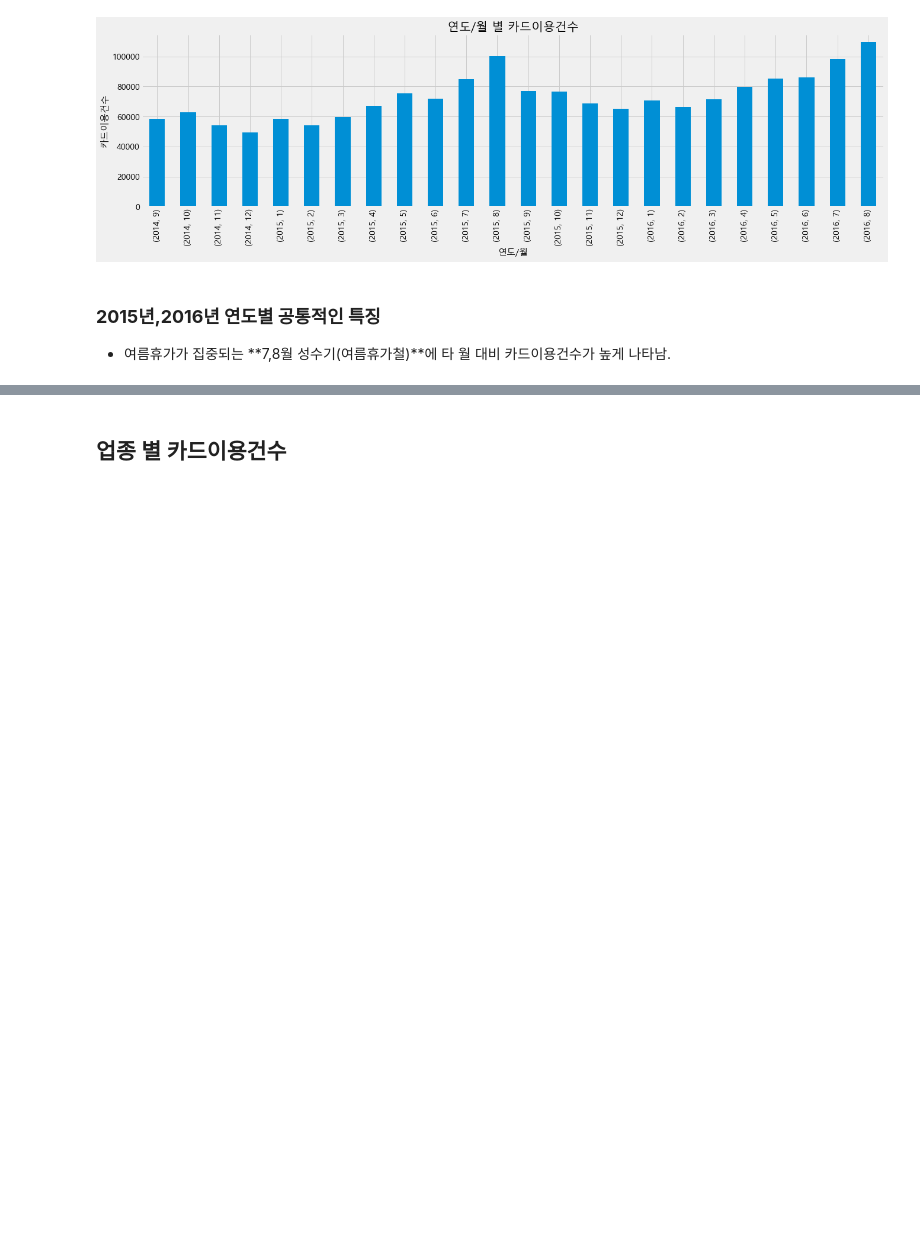
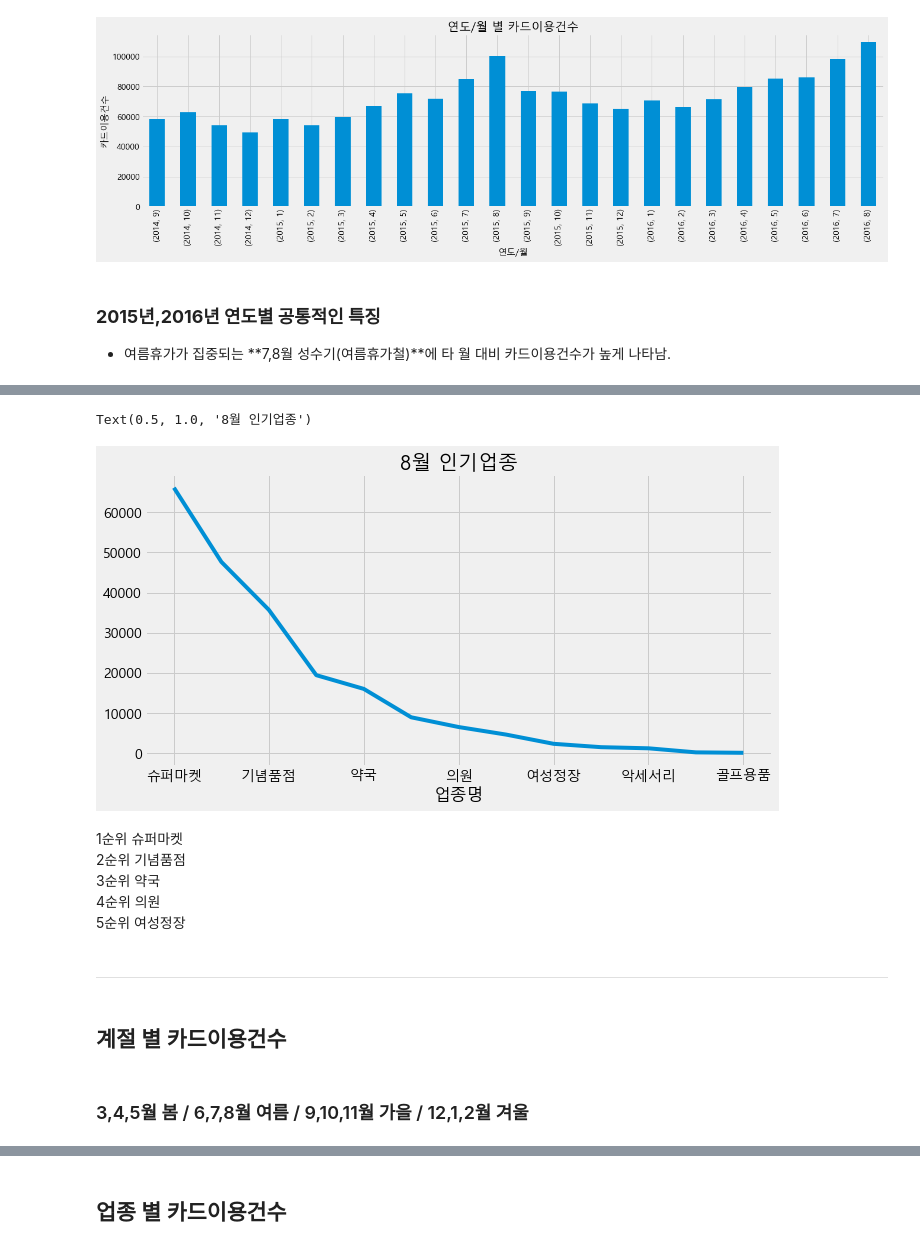
Before and after one commit to HayeonKimm/Tourist_Consumption_Analysis, a Jupyter notebook: code/2_analysis/BC카드 데이터 시각화_조아진.ipynb, the cells around one changed output, grey strips where cells are left out. Saved outputs shown, nothing was run; the diff lists cells and outputs as text; code cells hidden in the pictures; blank space fills up the shorter version.

```diff
--- a/code/2_analysis/BC카드 데이터 시각화_조아진.ipynb
+++ b/code/2_analysis/BC카드 데이터 시각화_조아진.ipynb
@@ -146,0 +153,19 @@ plt.show()
+# %%
+plt.figure(figsize=(10,5))
+df_month8_count.sort_values(ascending=False).plot()
+plt.title('8월 인기업종', fontsize=20)
+# %% [output]
+Text(0.5, 1.0, '8월 인기업종')
+[figure, added]
+# %% [markdown]
+1순위 슈퍼마켓
+2순위 기념품점
+3순위 약국
+4순위 의원
+5순위 여성정장
+# %% [markdown]
+--------------------
+# %% [markdown]
+## 계절 별 카드이용건수
+# %% [markdown]
+### 3,4,5월 봄 / 6,7,8월 여름 / 9,10,11월 가을 / 12,1,2월 겨울
```
Also changed, not shown: parts of 135 cells of this notebook.
